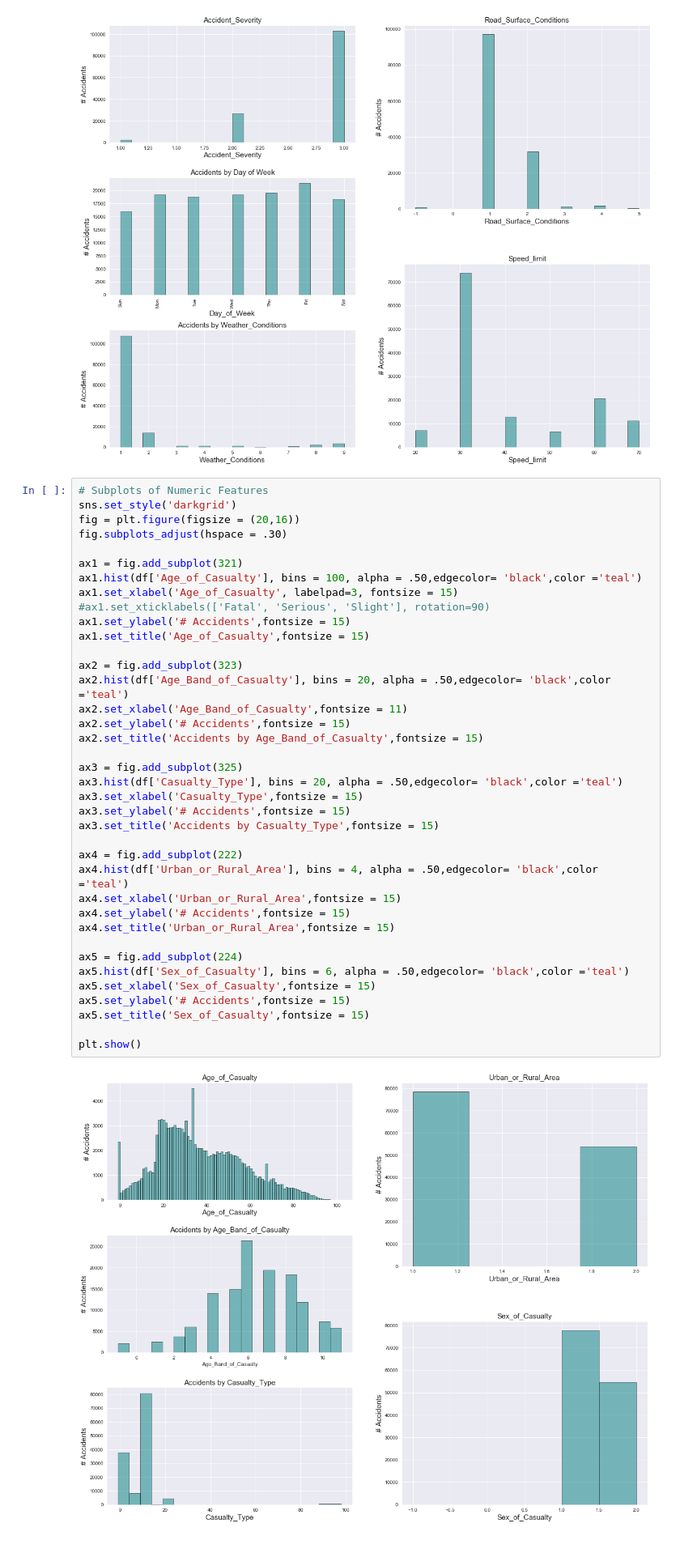
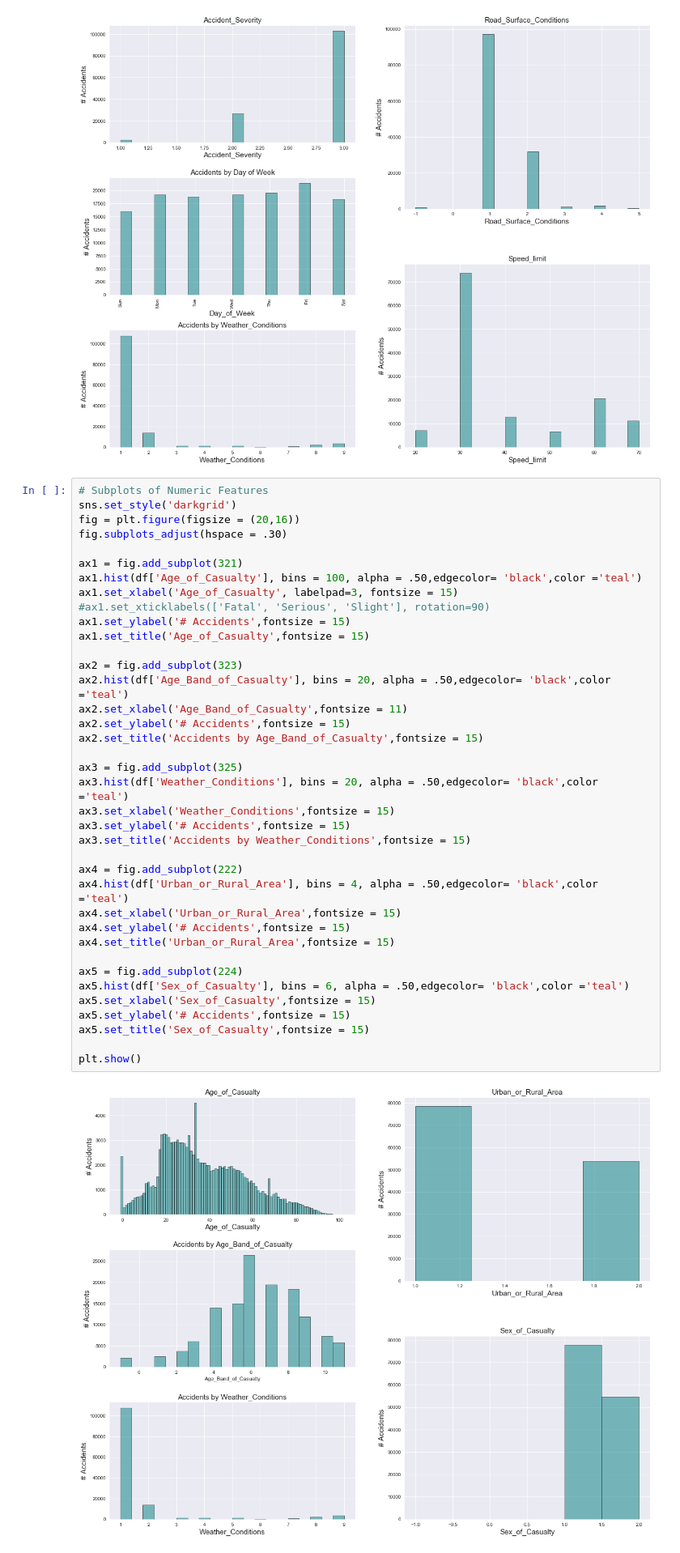
Before and after one commit to Wetpaint3/road_safety_project, a Jupyter notebook: Notebook.ipynb, the cells around one changed output. Shown at 81% size. Drawn from its saved outputs; the diff is of its cells as text.

```diff
--- a/Notebook.ipynb
+++ b/Notebook.ipynb
@@ -149,37 +149,37 @@ fig.subplots_adjust(hspace = .30)
 ax1 = fig.add_subplot(321)
 ax1.hist(df['Age_of_Casualty'], bins = 100, alpha = .50,edgecolor= 'black',color ='teal')
 ax1.set_xlabel('Age_of_Casualty', labelpad=3, fontsize = 15)
 #ax1.set_xticklabels(['Fatal', 'Serious', 'Slight'], rotation=90)
 ax1.set_ylabel('# Accidents',fontsize = 15)
 ax1.set_title('Age_of_Casualty',fontsize = 15)
 
 ax2 = fig.add_subplot(323)
 ax2.hist(df['Age_Band_of_Casualty'], bins = 20, alpha = .50,edgecolor= 'black',color ='teal')
 ax2.set_xlabel('Age_Band_of_Casualty',fontsize = 11)
 ax2.set_ylabel('# Accidents',fontsize = 15)
 ax2.set_title('Accidents by Age_Band_of_Casualty',fontsize = 15)
 
 ax3 = fig.add_subplot(325)
-ax3.hist(df['Casualty_Type'], bins = 20, alpha = .50,edgecolor= 'black',color ='teal')
-ax3.set_xlabel('Casualty_Type',fontsize = 15)
+ax3.hist(df['Weather_Conditions'], bins = 20, alpha = .50,edgecolor= 'black',color ='teal')
+ax3.set_xlabel('Weather_Conditions',fontsize = 15)
 ax3.set_ylabel('# Accidents',fontsize = 15)
-ax3.set_title('Accidents by Casualty_Type',fontsize = 15)
+ax3.set_title('Accidents by Weather_Conditions',fontsize = 15)
 
 ax4 = fig.add_subplot(222)
 ax4.hist(df['Urban_or_Rural_Area'], bins = 4, alpha = .50,edgecolor= 'black',color ='teal')
 ax4.set_xlabel('Urban_or_Rural_Area',fontsize = 15)
 ax4.set_ylabel('# Accidents',fontsize = 15)
 ax4.set_title('Urban_or_Rural_Area',fontsize = 15)
 
 ax5 = fig.add_subplot(224)
 ax5.hist(df['Sex_of_Casualty'], bins = 6, alpha = .50,edgecolor= 'black',color ='teal')
 ax5.set_xlabel('Sex_of_Casualty',fontsize = 15)
 ax5.set_ylabel('# Accidents',fontsize = 15)
 ax5.set_title('Sex_of_Casualty',fontsize = 15)
 
 plt.show()
 # %% [output]
-[figure, old version]
+[figure, new version]
 # %%
 df.columns
 # %% [output]
```
Also changed, not shown: parts of 9 cells of this notebook.
